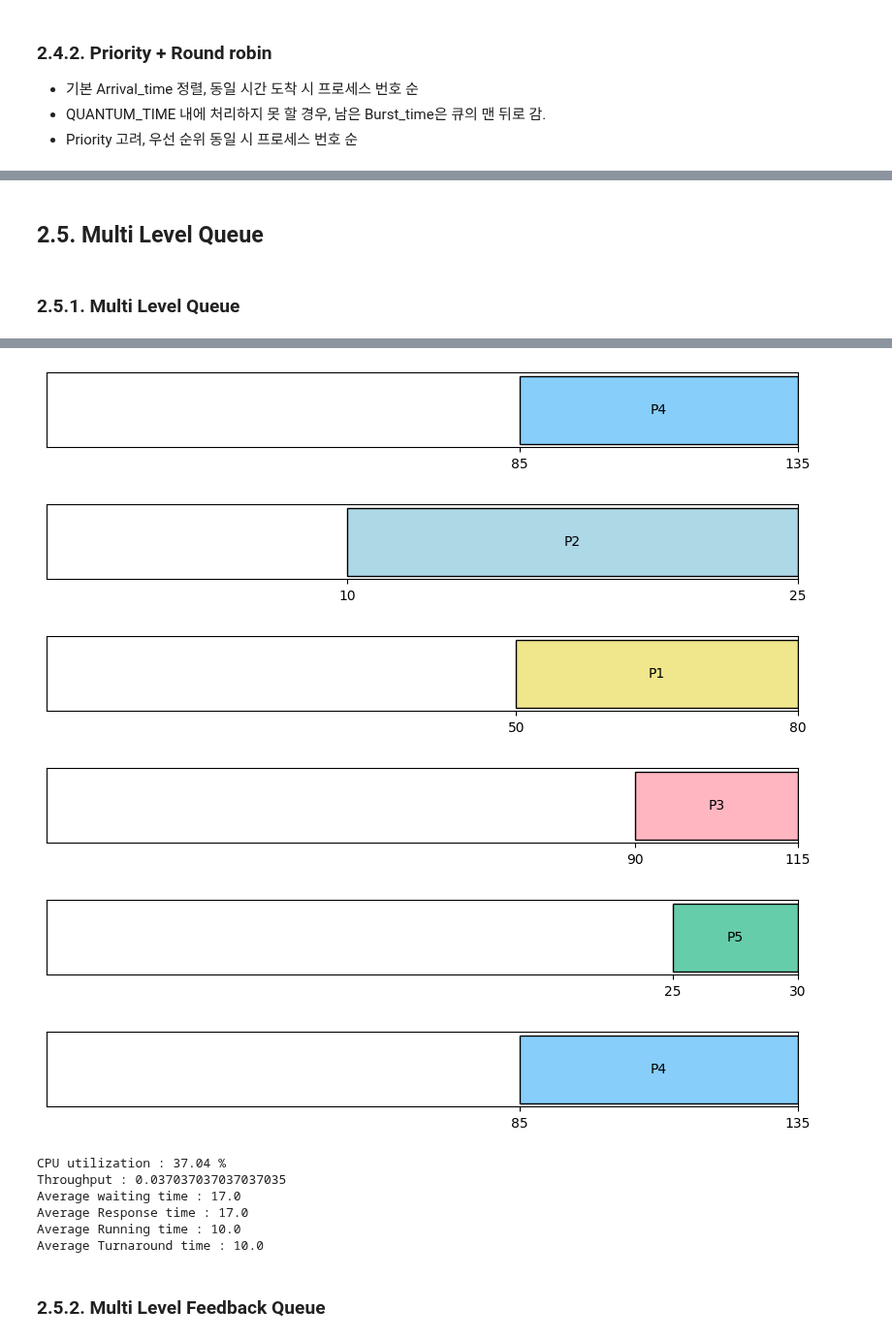
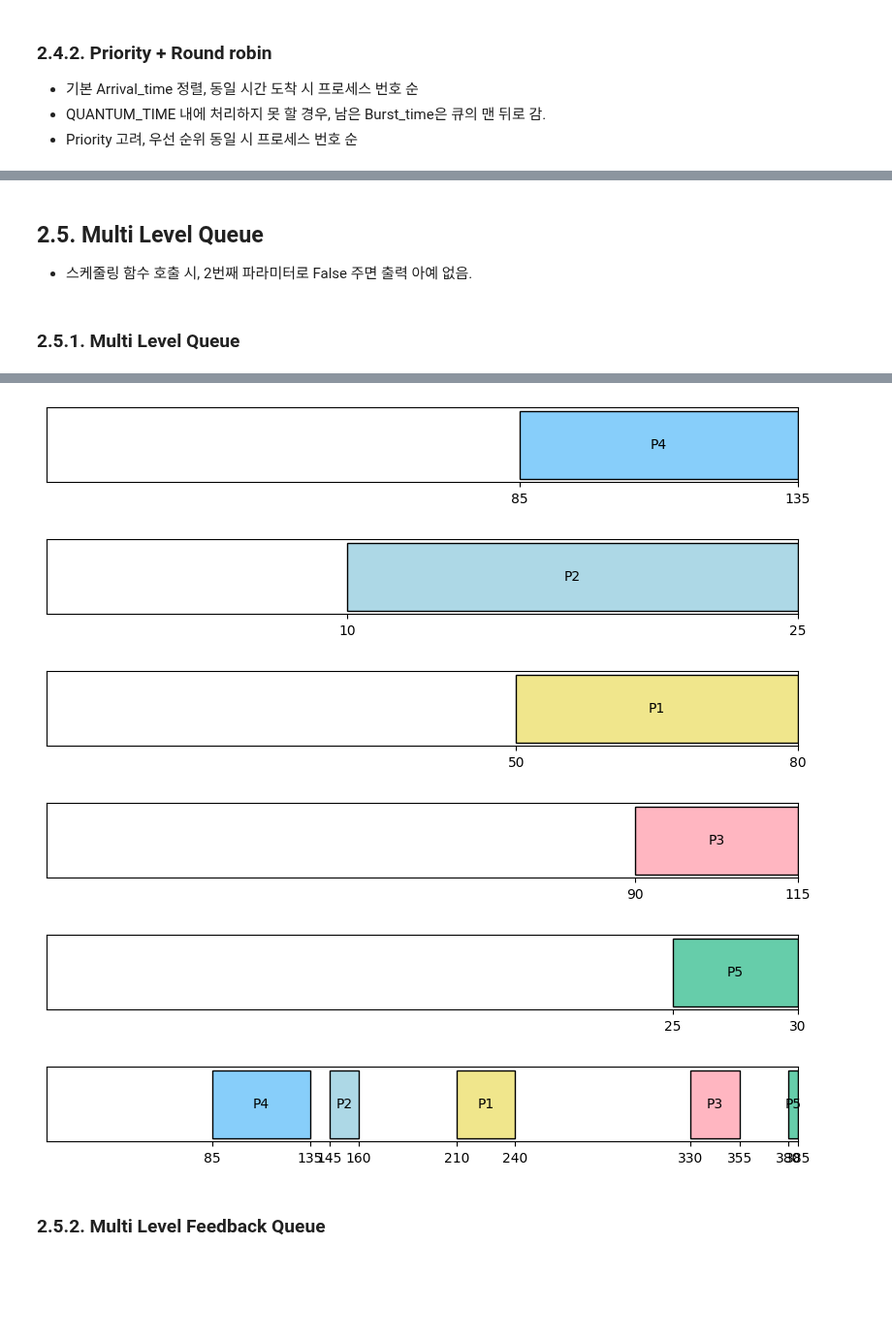
Before and after one commit to jiho264/2023os, a Jupyter notebook: homework01/homework01.ipynb, the cells around one changed output, grey strips where cells are left out. Shown at 97% size. Cells and saved outputs as stored; diff of their text form; code cells hidden in the pictures; blank space fills up the shorter version.

Commit message:
nice print

```diff
--- a/homework01/homework01.ipynb
+++ b/homework01/homework01.ipynb
@@ -87,19 +95,24 @@ _COLORS_ length is : 117
 _ALL_JOB_IS_DONE_ = -999
 _NON_PROCESS_ = -1
 
-
 def draw(_order, _Displaying=True):
+    ## set print level
+    # nothing
     if (_Displaying == False):
         _PRINT_LEVEL_ = 0
+    # all information
     elif (_PRINT_FLAG_ == True):
         _PRINT_LEVEL_ = 2
+    # simple information
     else:
         _PRINT_LEVEL_ = 1
 
     if (_PRINT_LEVEL_ > 0):
-        print("- Order is :", _order)
+        print("- Order :", _order)
     if (_PRINT_LEVEL_ > 1):
         print("--Start Analysis--------------")
+
+    # init default variable
     fig, ax = plt.subplots(figsize=(10, 1))
     _process = copy.deepcopy(_DATA_)
     _sum_of_busrt_time = 0
@@ -108,22 +121,21 @@ def draw(_order, _Displaying=True):
     _sum_of_running_time = 0
     _now_time = 0
     _cumsum_waiting_time = 0
-    print(_PRINT_LEVEL_)
     _xlim_tickers = []
 
     # 완전동작 카운터
     _start_counter = 0
-    _done_counter = 0
+    _exit_counter = 0
 
     for _pid, _runtime in _order:
         # NOT CPU RUNNING
         if (_pid < 0):
+            # TAKE A REST
             if (_runtime > 0):
-                # TAKE A REST
                 _now_time += _runtime
                 continue
+            # ALL JOP IS DONE
             elif (_runtime == _ALL_JOB_IS_DONE_):
-                # ALL JOP IS DONE
                 break
         # CPU RUNNING
         else:
@@ -136,7 +148,7 @@ def draw(_order, _Displaying=True):
             # First come in CPU
             if (_target['Priority'] > 0):
                 _sum_of_response_time += _now_time
-                if (_PRINT_LEVEL_ > 0):
+                if (_PRINT_LEVEL_ > 1):
                     print("START - P", _JUST_PRINT_IDX_, "    time is", _now_time)
                 # target의 우선순위에 음수로 시작시간 저장
                 # order는 정해져있고, Priority는 이 단계에서 사용하지 않음.
@@ -145,9 +157,12 @@ def draw(_order, _Displaying=True):
                 _start_counter += 1
                 _xlim_tickers.append(_now_time)
 
+            # 통계용 전체 동작 시간 구하기
             _sum_of_busrt_time += _target['Burst_time']
+            # 통계용 전체 대기 시간 구하기
             _cumsum_waiting_time += _now_time
 
+            # ploting
             ax.barh(0, _runtime, left=_now_time,
                     edgecolor='black', color=_COLORS_[_JUST_PRINT_IDX_-1])
             _now_time += _runtime
@@ -155,7 +170,8 @@ def draw(_order, _Displaying=True):
                     ('P'+str(_JUST_PRINT_IDX_)), ha='center', va='center')
             _xlim_tickers.append(_now_time)
 
-            # burst_time - running time
+            # 프로세스 정보에서 진행 시간만큼 차감
+            # >> 남은 시간만큼 더 스케줄링하면 됨.
             _target['Burst_time'] -= _runtime
 
             # JOP IS DONE ?
@@ -169,20 +185,20 @@ def draw(_order, _Displaying=True):
                 if (_PRINT_LEVEL_ > 1):
                     print("EXIT  - P", _JUST_PRINT_IDX_, "    time is", _now_time)
                     print("")
-                _done_counter +=1
+                _exit_counter +=1
 
-    # ploting
-    if (_PRINT_LEVEL_ > -1):
+    # is_success?
+    if (_PRINT_LEVEL_ > 0):
         print("------------------------------")
         if (_start_counter != len(_process)):
-            print("응 오류야 ㅋㅋ~ 정상시작 횟수 :", _start_counter)
+            print("START ERROR.. start fault cnt :", len(_process) - _start_counter)
         else:
             print("ALL START GOOD JOB!!!")
-        if (_done_counter != len(_process)):
-            print("응 오류야 ㅋㅋ~ 정상종료 횟수 :", _done_counter)
+        if (_exit_counter != len(_process)):
+            print("EXIT  ERROR.. exit  complete cnt :", len(_process) - _exit_counter)
         else:
             print("ALL EXIT  GOOD JOB!!!")
-
+    # ploting
     ax.set_xticks(_xlim_tickers)
     ax.set_xlim([0, _now_time])
     ax.set_yticks([])
@@ -868,5 +749,6 @@ Average Turnaround time : 50.0
 # %% [markdown]
 ## 2.5. Multi Level Queue
+- 스케줄링 함수 호출 시, 2번째 파라미터로 False 주면 출력 아예 없음.
 # %% [markdown]
 ### 2.5.1. Multi Level Queue
 # %%
@@ -895,7 +777,9 @@ def Multilevel_queue():
                     _target_priority)].append(_list[i])
     for i in range(len(_unique_priorities)):
         _order.extend(FCFO(_level[i], False))
-    print(_order)
-    draw(_order)
+    for i in range(len(_unique_priorities)-1):
+        _order.remove([_NON_PROCESS_, _ALL_JOB_IS_DONE_])
+    print("44:",_order)
+    draw(_order, False)
 Multilevel_queue()
 # %% [output]
@@ -919,15 +787,9 @@ Multilevel_queue()
 [figure]
 [figure]
 [figure]
 [figure]
 [figure]
-[figure, old version]
+[figure, new version]
-CPU utilization : 37.04 %
-Throughput : 0.037037037037037035
-Average waiting time : 17.0
-Average Response time : 17.0
-Average Running time : 10.0
-Average Turnaround time : 10.0
 # %% [markdown]
 ### 2.5.2. Multi Level Feedback Queue
 # %%
```
Also changed, not shown: parts of 29 cells of this notebook.
